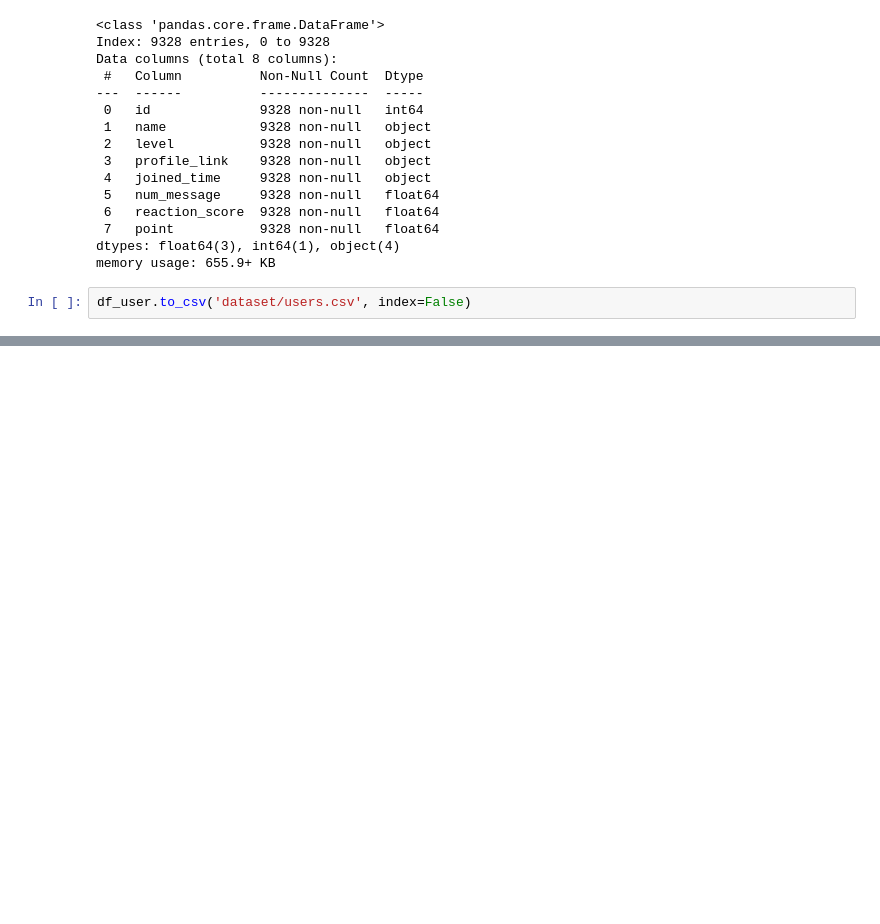
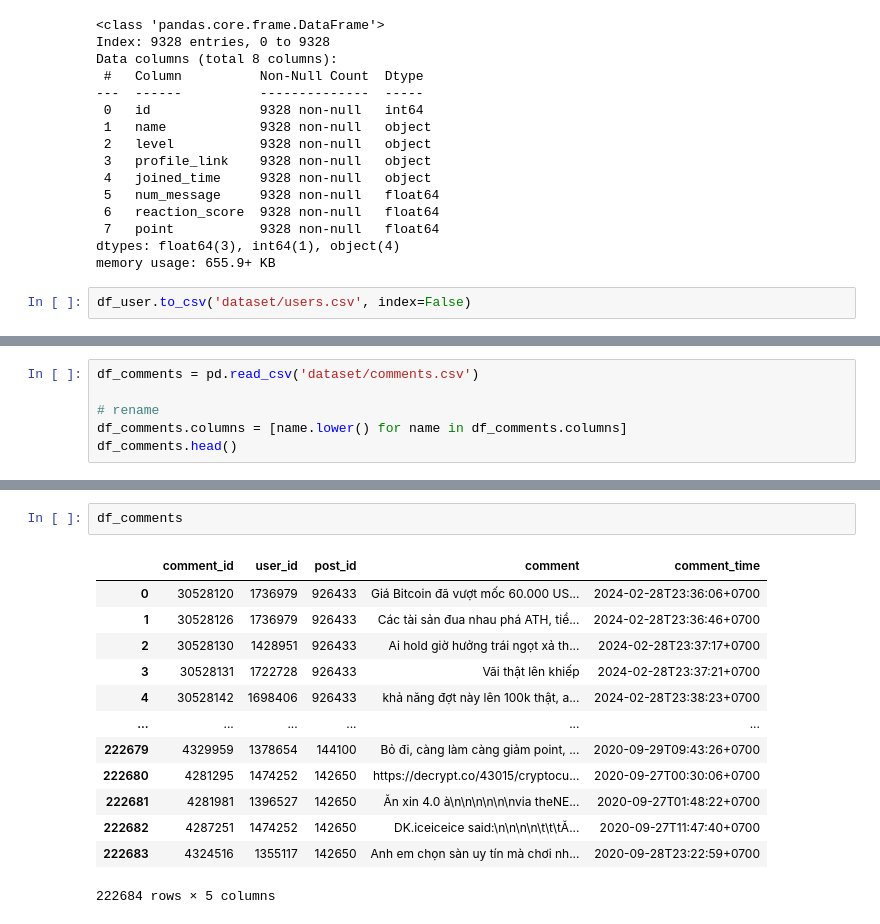
Before and after one commit to LDpNgn/voz-community-detection, a Jupyter notebook: preprocessing.ipynb, the cells around one changed output, grey strips where cells are left out. Cells and saved outputs as stored; diff of their text form; blank space fills up the shorter version.

```diff
--- a/preprocessing.ipynb
+++ b/preprocessing.ipynb
@@ -195,0 +300,6 @@ df_user.to_csv('dataset/users.csv', index=False)
+# %%
+df_comments = pd.read_csv('dataset/comments.csv')
+
+# rename
+df_comments.columns = [name.lower() for name in df_comments.columns]
+df_comments.head()
@@ -195,0 +313,16 @@ df_user.to_csv('dataset/users.csv', index=False)
+# %%
+df_comments
+# %% [output]
+|  | comment_id | user_id | post_id | comment | comment_time |
+| 0 | 30528120 | 1736979 | 926433 | Giá Bitcoin đã vượt mốc 60.000 US... | 2024-02-28T23:36:06+0700 |
+| 1 | 30528126 | 1736979 | 926433 | Các tài sản đua nhau phá ATH, tiề... | 2024-02-28T23:36:46+0700 |
+| 2 | 30528130 | 1428951 | 926433 | Ai hold giờ hưởng trái ngọt xả th... | 2024-02-28T23:37:17+0700 |
+| 3 | 30528131 | 1722728 | 926433 | Vãi thật lên khiếp | 2024-02-28T23:37:21+0700 |
+| 4 | 30528142 | 1698406 | 926433 | khả năng đợt này lên 100k thật, a... | 2024-02-28T23:38:23+0700 |
+| ... | ... | ... | ... | ... | ... |
+| 222679 | 4329959 | 1378654 | 144100 | Bỏ đi, càng làm càng giảm point, ... | 2020-09-29T09:43:26+0700 |
+| 222680 | 4281295 | 1474252 | 142650 | https://decrypt.co/43015/cryptocu... | 2020-09-27T00:30:06+0700 |
+| 222681 | 4281981 | 1396527 | 142650 | Ăn xin 4.0 à\n\n\n\n\n\nvia theNE... | 2020-09-27T01:48:22+0700 |
+| 222682 | 4287251 | 1474252 | 142650 | DK.iceiceice said:\n\n\n\n\t\t\tĂ... | 2020-09-27T11:47:40+0700 |
+| 222683 | 4324516 | 1355117 | 142650 | Anh em chọn sàn uy tín mà chơi nh... | 2020-09-28T23:22:59+0700 |
+222684 rows × 5 columns
```
Also changed, not shown: parts of 22 cells of this notebook.
